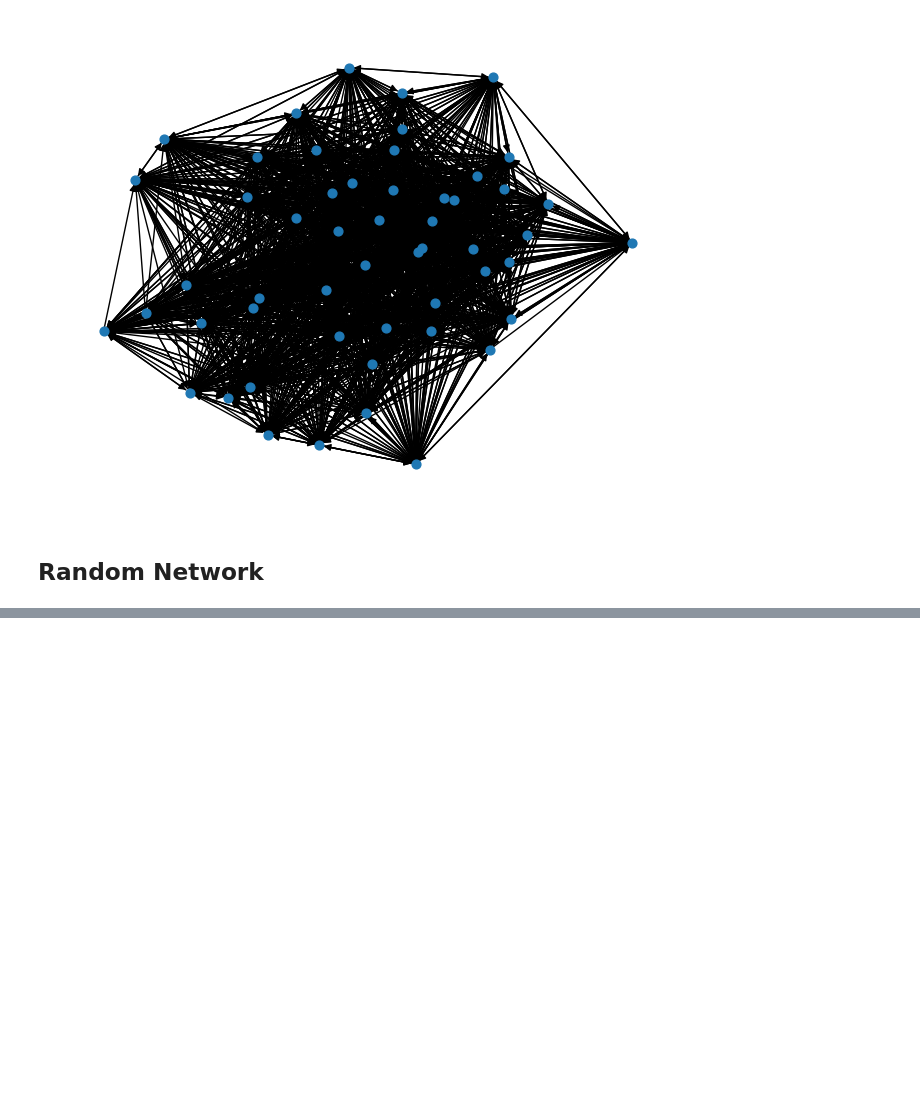
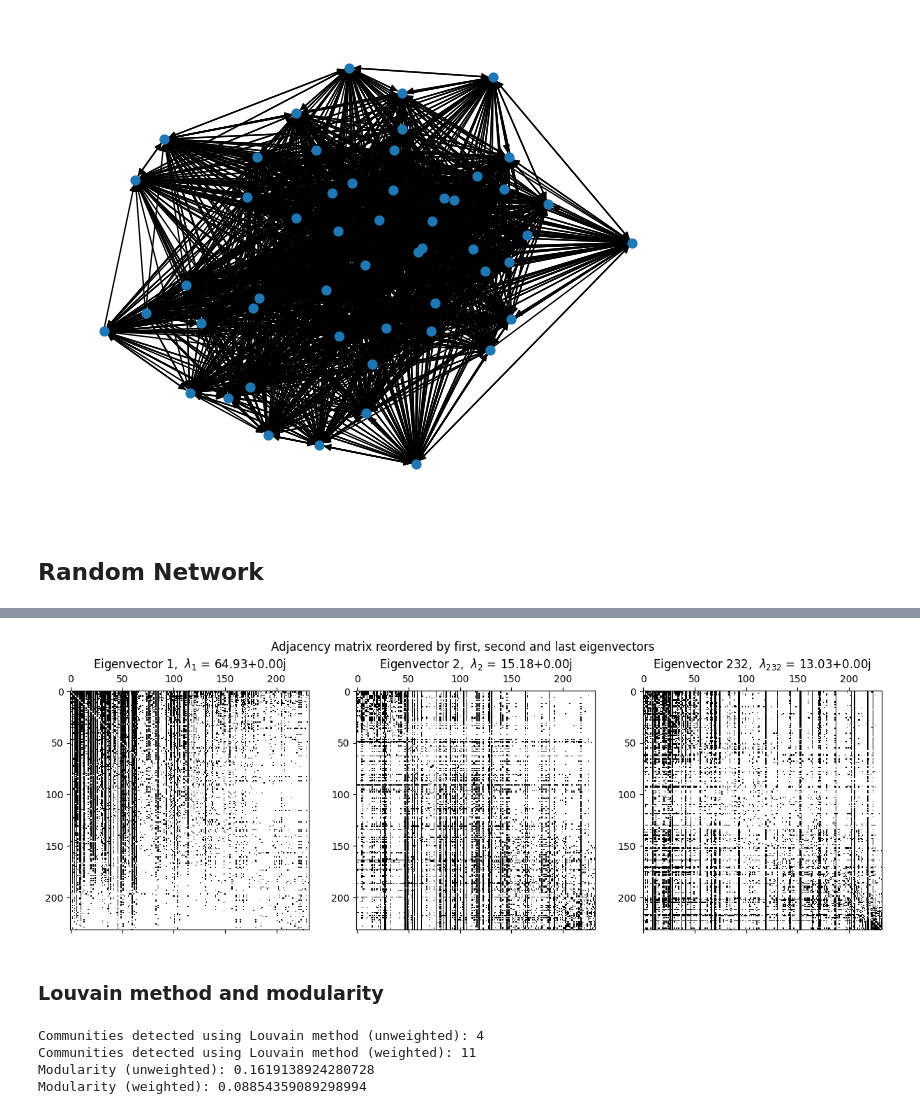
Before and after one commit to Ethangx8/AdvancedDataScienceCN, a Jupyter notebook: notebook/notebook.ipynb, the cells around one changed output, grey strips where cells are left out. Saved outputs shown, nothing was run; the diff lists cells and outputs as text; code cells hidden in the pictures; blank space fills up the shorter version.

```diff
--- a/notebook/notebook.ipynb
+++ b/notebook/notebook.ipynb
@@ -377,0 +399,46 @@ top10russ
+# %%
+eigenvalues, eigenvectors = np.linalg.eig(adj_matrix.todense())
+
+sorted_eigenpairs = [(eigenvectors[:, i], eigenvalues[i]) for i in np.argsort(eigenvalues)[::-1]]
+
+fig, axes = plt.subplots(1, 3, figsize = (15, 5))
+
+eigenvector_labels = {0: "1", 1: "2", 2: str(nn)}
+
+def format_eigenvalue_label(index):
+    return r'$\lambda_{' + index + '}$'
+
+for index, ax in enumerate(axes):
+    if index in eigenvector_labels:
+
+        sorted_nodes = sorted(g.nodes, key = lambda node: sorted_eigenpairs[index][0][node])
+        reordered_matrix = adj_matrix[np.ix_(sorted_nodes, sorted_nodes)]
+
+        ax.spy(reordered_matrix.todense())
+
+        eigenvector_number = eigenvector_labels[index]
+        eigenvalue = sorted_eigenpairs[index][1]
+        ax.set_title(f"Eigenvector {eigenvector_number},  {format_eigenvalue_label(eigenvector_number)} = {eigenvalue:.2f}")
+fig.suptitle("Adjacency matrix reordered by first, second and last eigenvectors")
+plt.show()
+# %% [output]
+[figure, added]
+# %% [markdown]
+### Louvain method and modularity
+# %%
+louvain_unweighted = nx.community.louvain_communities(g.to_undirected(), seed = NET_SEED)
+louvain_weighted = nx.community.louvain_communities(g.to_undirected(), weight = "migration_total", seed = NET_SEED)
+
+modularity_unweighted = nx.community.modularity(g, louvain_unweighted)
+modularity_weighted = nx.community.modularity(g, louvain_weighted)
+
+print("Communities detected using Louvain method (unweighted):", len(louvain_unweighted))
+print("Communities detected using Louvain method (weighted):", len(louvain_weighted))
+
+print("Modularity (unweighted):", modularity_unweighted)
+print("Modularity (weighted):", modularity_weighted)
+# %% [output]
+Communities detected using Louvain method (unweighted): 4
+Communities detected using Louvain method (weighted): 11
+Modularity (unweighted): 0.1619138924280728
+Modularity (weighted): 0.08854359089298994
```
Also changed, not shown: parts of 41 cells of this notebook, 1 other file.
